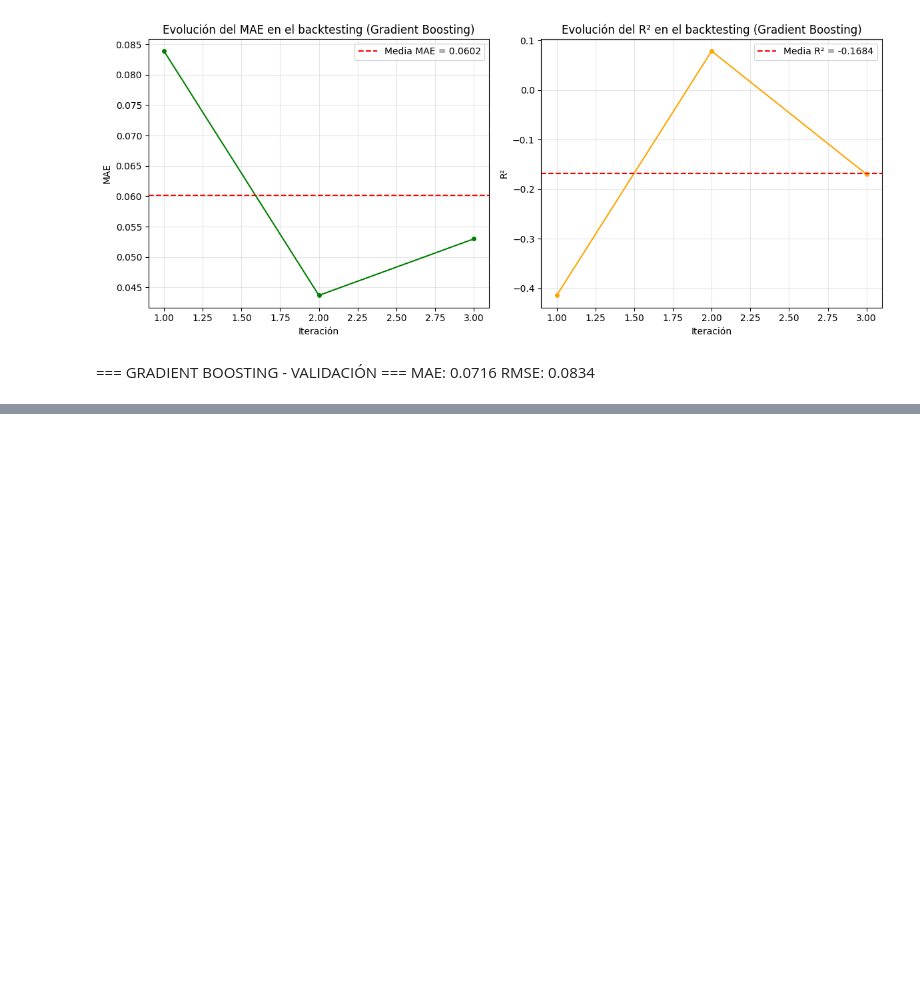
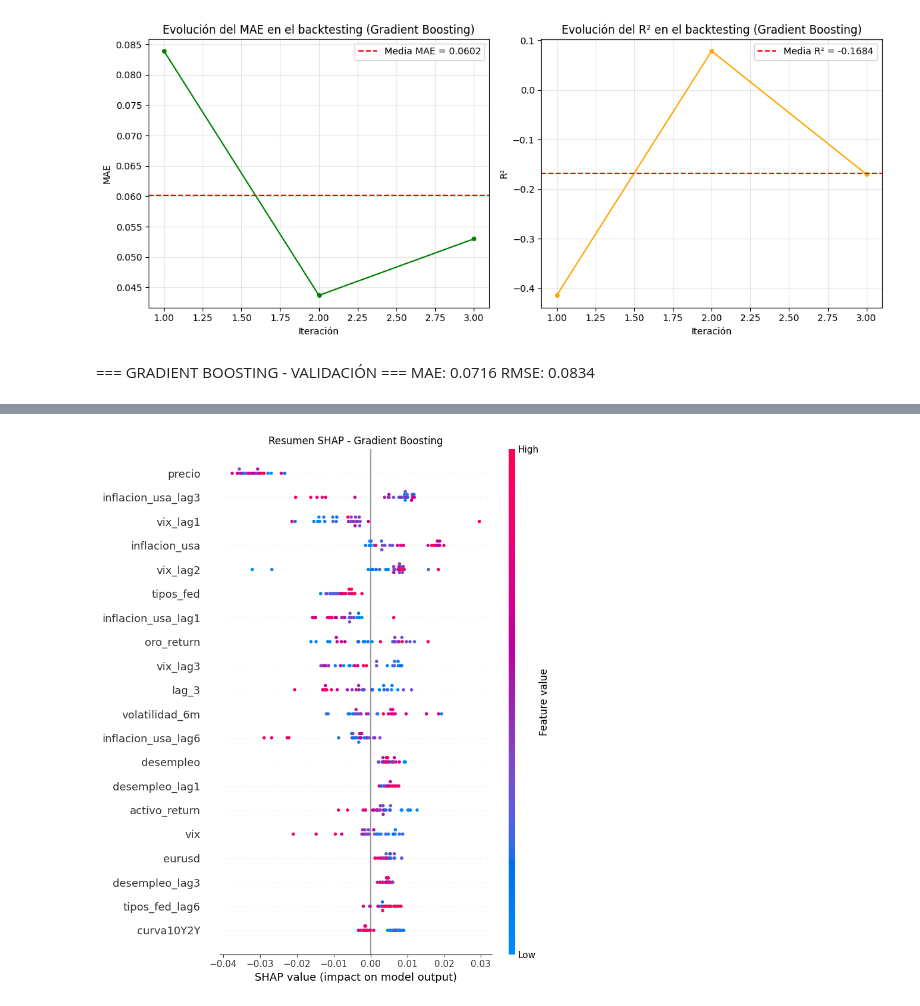
Before and after one commit to rubensanle/TFG, a Jupyter notebook: CodigosPython/ModelosPredictivos/ML/GradientBoosting_BUENO.ipynb, the cells around one changed output, grey strips where cells are left out. Cells and saved outputs as stored; diff of their text form; code cells hidden in the pictures; blank space fills up the shorter version.

```diff
--- a/CodigosPython/ModelosPredictivos/ML/GradientBoosting_BUENO.ipynb
+++ b/CodigosPython/ModelosPredictivos/ML/GradientBoosting_BUENO.ipynb
@@ -405,0 +452,8 @@ joblib.dump(best_gb, 'gradient_boosting_model.pkl')
+# %%
+plt.figure(figsize=(10, 8))
+shap.summary_plot(shap_values_gb, X_test, show=False)
+plt.title("Resumen SHAP - Gradient Boosting")
+plt.tight_layout()
+plt.show()
+# %% [output]
+[figure, added]
```
Also changed, not shown: parts of 15 cells of this notebook, 23 other files.
